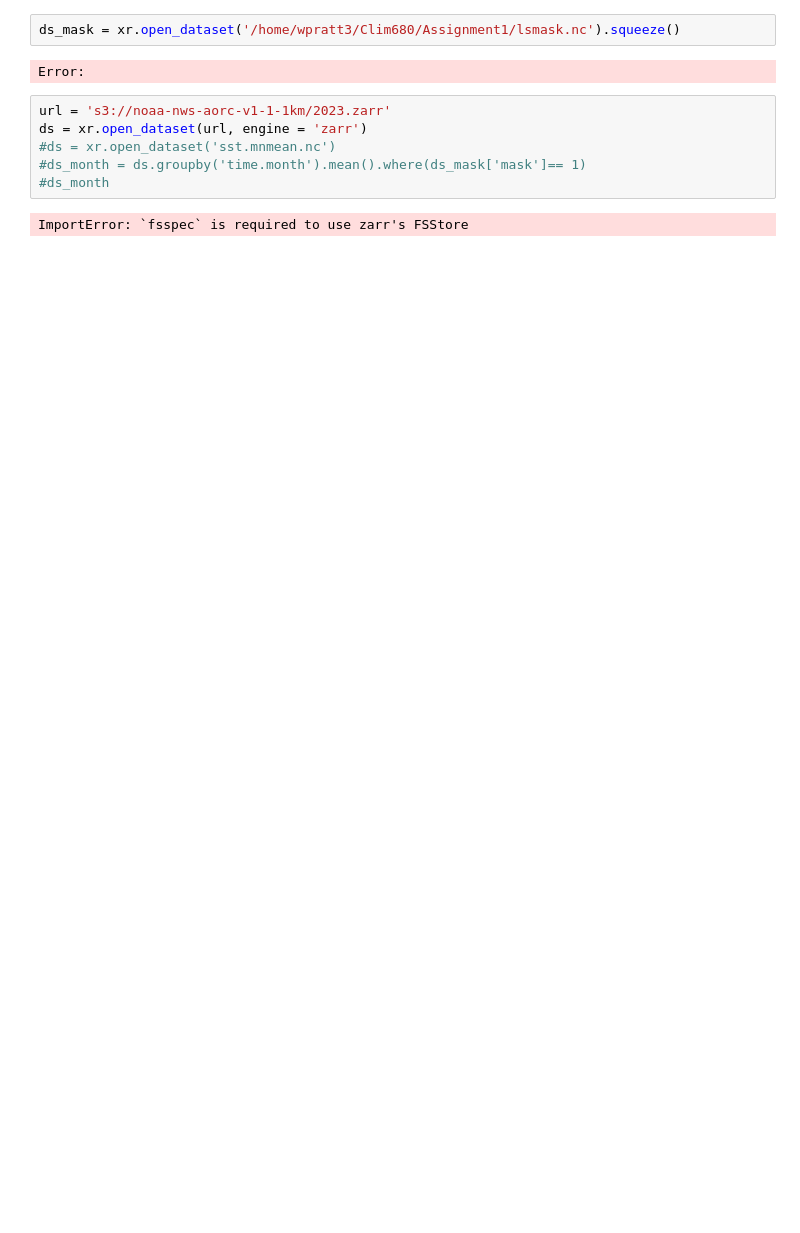
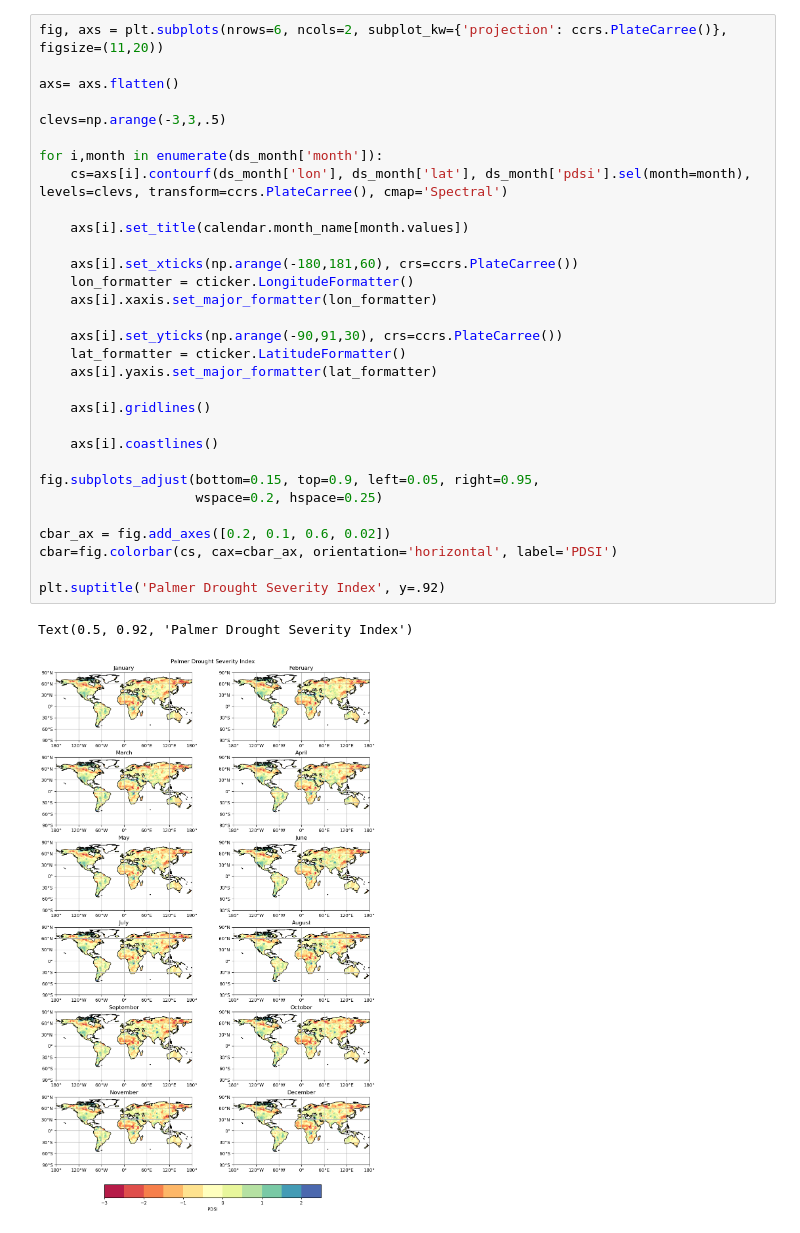
Before and after one commit to wapratt/Assignment1, a Jupyter notebook: Assignment1.ipynb, the cells around one changed output. Drawn from its saved outputs; the diff is of its cells as text; blank space fills up the shorter version.

```diff
--- a/Assignment1.ipynb
+++ b/Assignment1.ipynb
@@ -19,13 +33,35 @@ Error:
-# %%
-ds_mask = xr.open_dataset('/home/wpratt3/Clim680/Assignment1/lsmask.nc').squeeze()
-# %% [output]
-Error:
-# %%
-url = 's3://noaa-nws-aorc-v1-1-1km/2023.zarr'
-ds = xr.open_dataset(url, engine = 'zarr')
-#ds = xr.open_dataset('sst.mnmean.nc')
-#ds_month = ds.groupby('time.month').mean().where(ds_mask['mask']== 1)
-#ds_month
-# %% [output]
-ImportError: `fsspec` is required to use zarr's FSStore
+# %%
+fig, axs = plt.subplots(nrows=6, ncols=2, subplot_kw={'projection': ccrs.PlateCarree()}, figsize=(11,20))
+
+axs= axs.flatten()
+
+clevs=np.arange(-3,3,.5)
+
+for i,month in enumerate(ds_month['month']):
+    cs=axs[i].contourf(ds_month['lon'], ds_month['lat'], ds_month['pdsi'].sel(month=month), levels=clevs, transform=ccrs.PlateCarree(), cmap='Spectral')
+
+    axs[i].set_title(calendar.month_name[month.values])
+
+    axs[i].set_xticks(np.arange(-180,181,60), crs=ccrs.PlateCarree())
+    lon_formatter = cticker.LongitudeFormatter()
+    axs[i].xaxis.set_major_formatter(lon_formatter)
+
+    axs[i].set_yticks(np.arange(-90,91,30), crs=ccrs.PlateCarree())
+    lat_formatter = cticker.LatitudeFormatter()
+    axs[i].yaxis.set_major_formatter(lat_formatter)
+
+    axs[i].gridlines()
+
+    axs[i].coastlines()
+
+fig.subplots_adjust(bottom=0.15, top=0.9, left=0.05, right=0.95,
+                    wspace=0.2, hspace=0.25)
+
+cbar_ax = fig.add_axes([0.2, 0.1, 0.6, 0.02])
+cbar=fig.colorbar(cs, cax=cbar_ax, orientation='horizontal', label='PDSI')
+
+plt.suptitle('Palmer Drought Severity Index', y=.92)
+# %% [output]
+Text(0.5, 0.92, 'Palmer Drought Severity Index')
+[figure, added]
 # %%
```
Also changed, not shown: parts of 3 cells of this notebook.
